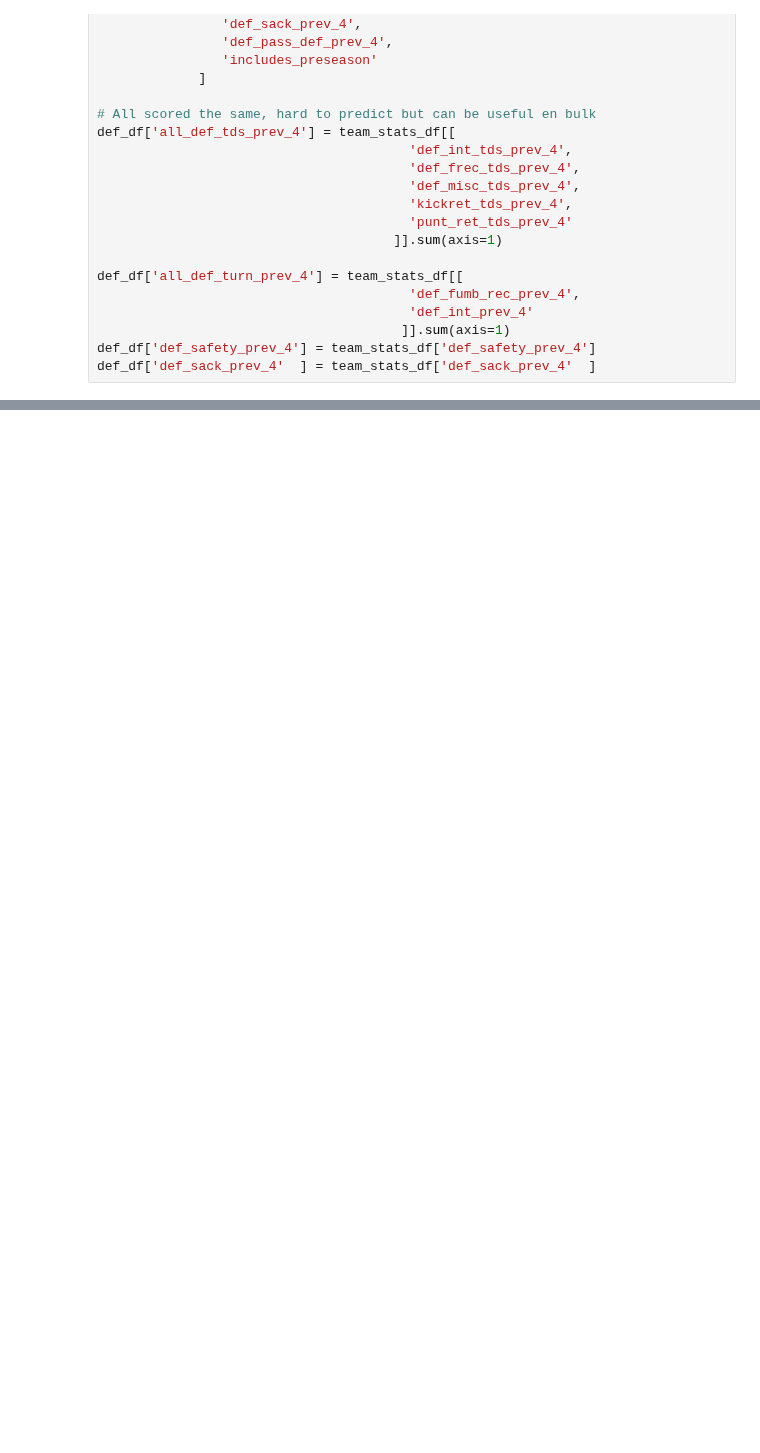
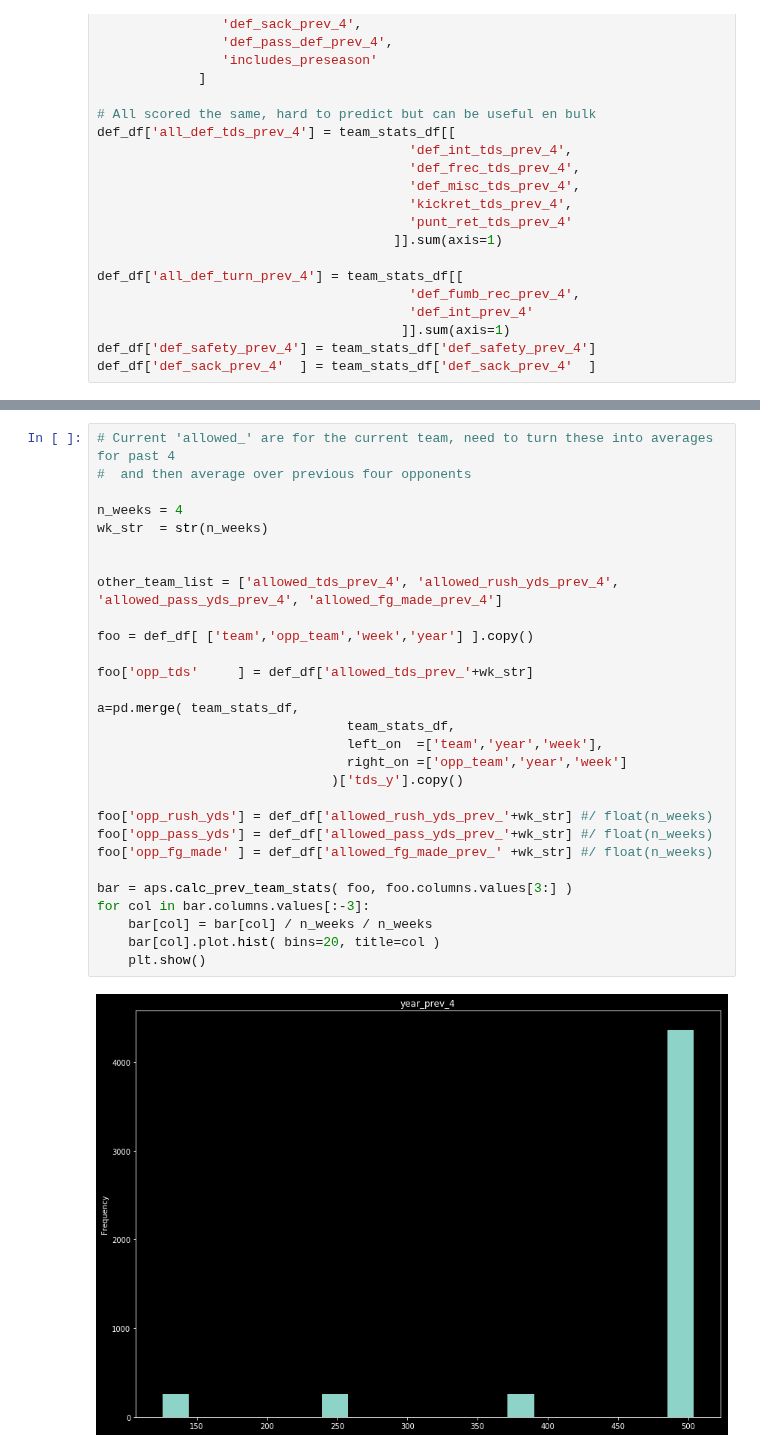
Before and after one commit to markertsean/Fantasy_Football, a Jupyter notebook: exploration/Def.ipynb, the cells around one changed output, grey strips where cells are left out. Saved outputs shown, nothing was run; the diff lists cells and outputs as text; blank space fills up the shorter version.

```diff
--- a/exploration/Def.ipynb
+++ b/exploration/Def.ipynb
@@ -210,0 +269,31 @@ def_df.head()
+# %%
+# Current 'allowed_' are for the current team, need to turn these into averages for past 4
+#  and then average over previous four opponents
+
+n_weeks = 4
+wk_str  = str(n_weeks)
+
+
+other_team_list = ['allowed_tds_prev_4', 'allowed_rush_yds_prev_4', 'allowed_pass_yds_prev_4', 'allowed_fg_made_prev_4']
+
+foo = def_df[ ['team','opp_team','week','year'] ].copy()
+
+foo['opp_tds'     ] = def_df['allowed_tds_prev_'+wk_str]
+
+a=pd.merge( team_stats_df,
+                                team_stats_df,
+                                left_on  =['team','year','week'],
+                                right_on =['opp_team','year','week']
+                              )['tds_y'].copy()
+
+foo['opp_rush_yds'] = def_df['allowed_rush_yds_prev_'+wk_str] #/ float(n_weeks)
+foo['opp_pass_yds'] = def_df['allowed_pass_yds_prev_'+wk_str] #/ float(n_weeks)
+foo['opp_fg_made' ] = def_df['allowed_fg_made_prev_' +wk_str] #/ float(n_weeks)
+
+bar = aps.calc_prev_team_stats( foo, foo.columns.values[3:] )
+for col in bar.columns.values[:-3]:
+    bar[col] = bar[col] / n_weeks / n_weeks
+    bar[col].plot.hist( bins=20, title=col )
+    plt.show()
+# %% [output]
+[figure, added]
```
Also changed, not shown: parts of 13 cells of this notebook.
